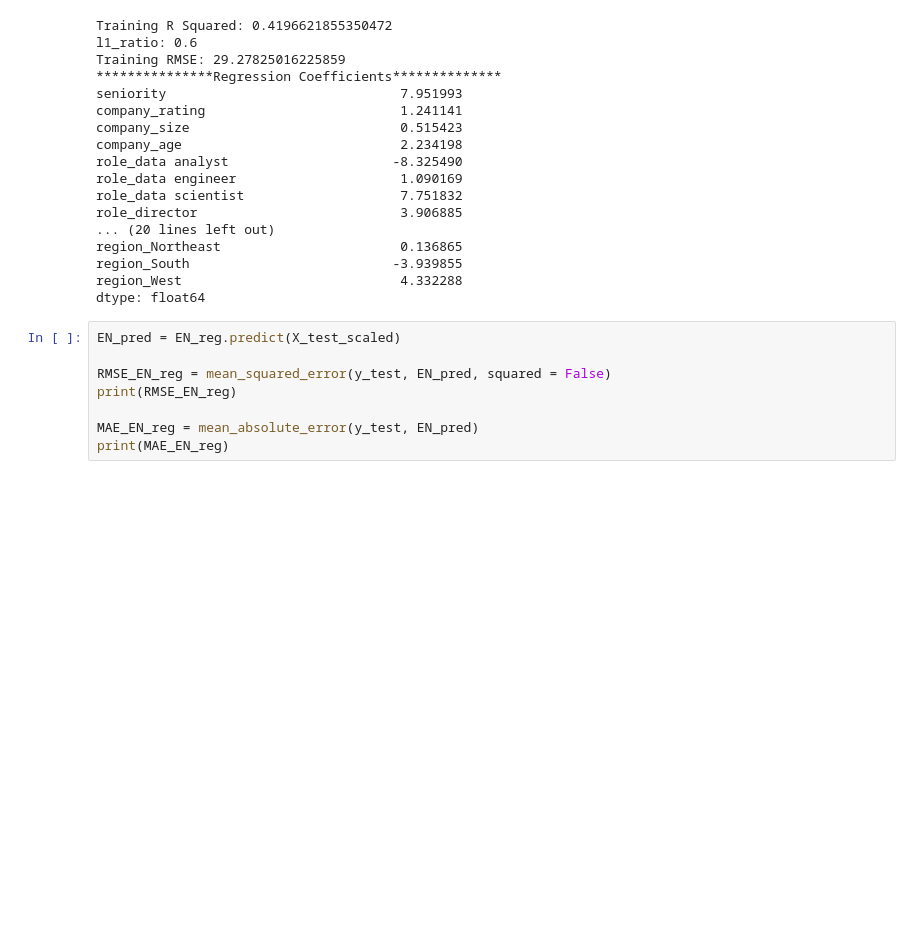
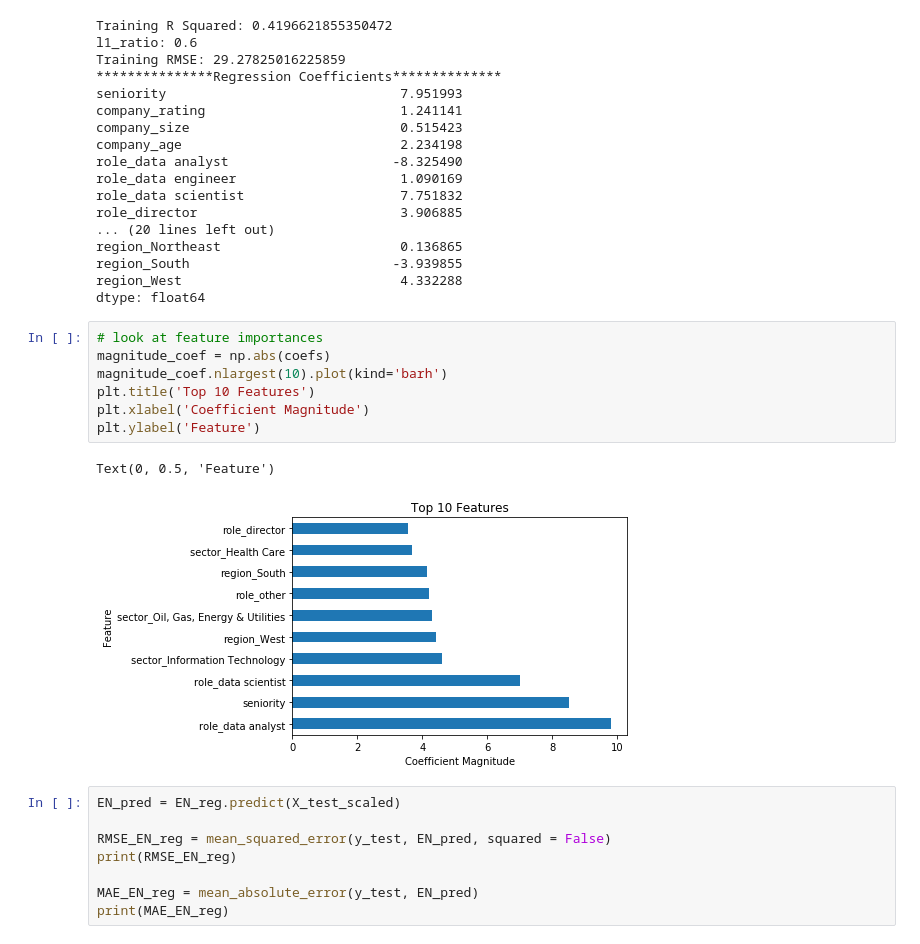
Before and after one commit to aidanberry12/Glassdoor_Salary_Analysis, a Jupyter notebook: Model_Building.ipynb, the cells around one changed output. Drawn from its saved outputs; the diff is of its cells as text; blank space fills up the shorter version.

Commit message:
added plots for coefficient magnitude

```diff
--- a/Model_Building.ipynb
+++ b/Model_Building.ipynb
@@ -313,6 +313,16 @@ region_Northeast                       0.136865
 region_South                          -3.939855
 region_West                            4.332288
 dtype: float64
+# %%
+# look at feature importances
+magnitude_coef = np.abs(coefs)
+magnitude_coef.nlargest(10).plot(kind='barh')
+plt.title('Top 10 Features')
+plt.xlabel('Coefficient Magnitude')
+plt.ylabel('Feature')
+# %% [output]
+Text(0, 0.5, 'Feature')
+[figure, added]
 # %%
 EN_pred = EN_reg.predict(X_test_scaled)
 
```
Also changed, not shown: parts of 3 cells of this notebook.
